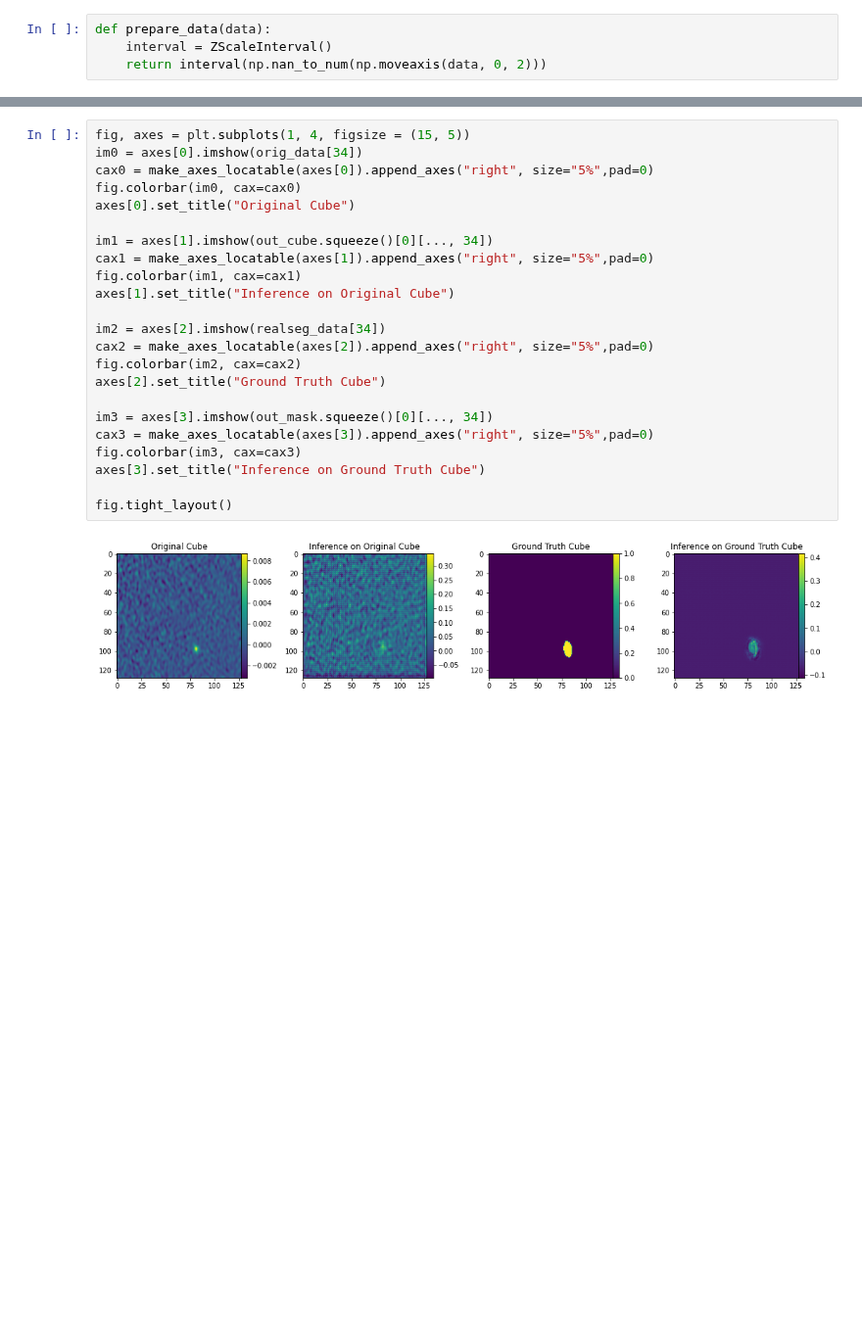
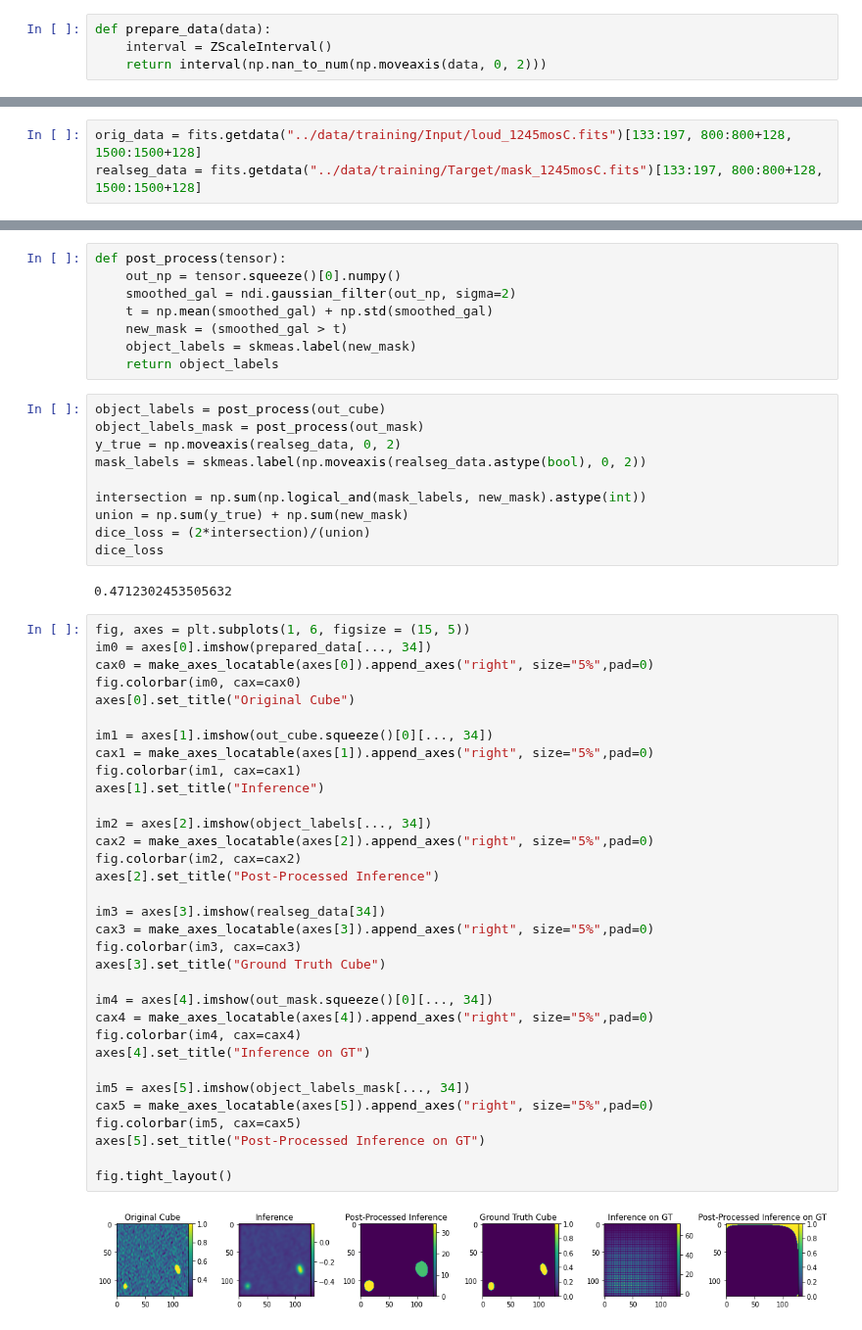
Before and after one commit to Jbarkai/HISourceFinder, a Jupyter notebook: notebooks/Inference.ipynb, the cells around one changed output, grey strips where cells are left out. Shown at 98% size. Cells and saved outputs as stored; diff of their text form; blank space fills up the shorter version.

Commit message:
update notebooks and exploritory plots

```diff
--- a/notebooks/Inference.ipynb
+++ b/notebooks/Inference.ipynb
@@ -120,2 +125,5 @@ for file in listdir("../data/testing/Input/"):
+# %%
+orig_data = fits.getdata("../data/training/Input/loud_1245mosC.fits")[133:197, 800:800+128, 1500:1500+128]
+realseg_data = fits.getdata("../data/training/Target/mask_1245mosC.fits")[133:197, 800:800+128, 1500:1500+128]
 # %%
 model.eval()
@@ -135,25 +136,55 @@ tensor(0.5884)
+# %%
+def post_process(tensor):
+    out_np = tensor.squeeze()[0].numpy()
+    smoothed_gal = ndi.gaussian_filter(out_np, sigma=2)
+    t = np.mean(smoothed_gal) + np.std(smoothed_gal)
+    new_mask = (smoothed_gal > t)
+    object_labels = skmeas.label(new_mask)
+    return object_labels
+# %%
+object_labels = post_process(out_cube)
+object_labels_mask = post_process(out_mask)
+y_true = np.moveaxis(realseg_data, 0, 2)
+mask_labels = skmeas.label(np.moveaxis(realseg_data.astype(bool), 0, 2))
+
+intersection = np.sum(np.logical_and(mask_labels, new_mask).astype(int))
+union = np.sum(y_true) + np.sum(new_mask)
+dice_loss = (2*intersection)/(union)
+dice_loss
+# %% [output]
+0.4712302453505632
 # %%
-fig, axes = plt.subplots(1, 4, figsize = (15, 5))
-im0 = axes[0].imshow(orig_data[34])
+fig, axes = plt.subplots(1, 6, figsize = (15, 5))
+im0 = axes[0].imshow(prepared_data[..., 34])
 cax0 = make_axes_locatable(axes[0]).append_axes("right", size="5%",pad=0)
 fig.colorbar(im0, cax=cax0)
 axes[0].set_title("Original Cube")
 
 im1 = axes[1].imshow(out_cube.squeeze()[0][..., 34])
 cax1 = make_axes_locatable(axes[1]).append_axes("right", size="5%",pad=0)
 fig.colorbar(im1, cax=cax1)
-axes[1].set_title("Inference on Original Cube")
+axes[1].set_title("Inference")
 
-im2 = axes[2].imshow(realseg_data[34])
+im2 = axes[2].imshow(object_labels[..., 34])
 cax2 = make_axes_locatable(axes[2]).append_axes("right", size="5%",pad=0)
 fig.colorbar(im2, cax=cax2)
-axes[2].set_title("Ground Truth Cube")
+axes[2].set_title("Post-Processed Inference")
 
-im3 = axes[3].imshow(out_mask.squeeze()[0][..., 34])
+im3 = axes[3].imshow(realseg_data[34])
 cax3 = make_axes_locatable(axes[3]).append_axes("right", size="5%",pad=0)
 fig.colorbar(im3, cax=cax3)
-axes[3].set_title("Inference on Ground Truth Cube")
+axes[3].set_title("Ground Truth Cube")
+
+im4 = axes[4].imshow(out_mask.squeeze()[0][..., 34])
+cax4 = make_axes_locatable(axes[4]).append_axes("right", size="5%",pad=0)
+fig.colorbar(im4, cax=cax4)
+axes[4].set_title("Inference on GT")
+
+im5 = axes[5].imshow(object_labels_mask[..., 34])
+cax5 = make_axes_locatable(axes[5]).append_axes("right", size="5%",pad=0)
+fig.colorbar(im5, cax=cax5)
+axes[5].set_title("Post-Processed Inference on GT")
 
 fig.tight_layout()
 # %% [output]
-[figure, old version]
+[figure, new version]
```
Also changed, not shown: parts of 7 cells of this notebook, 12 other files.
